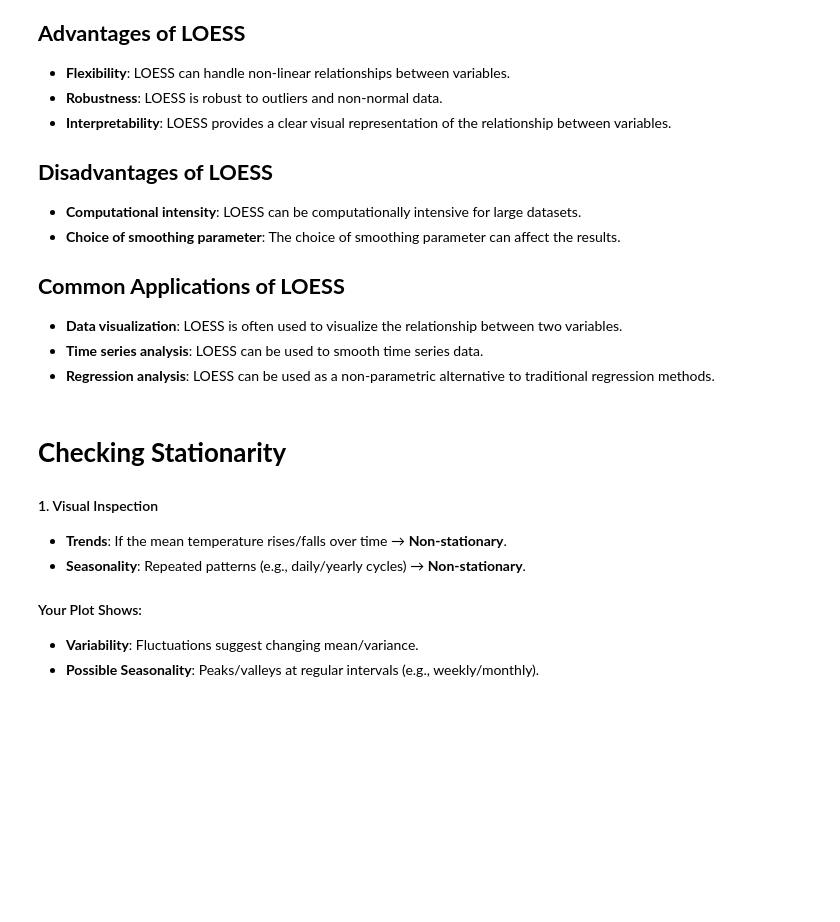
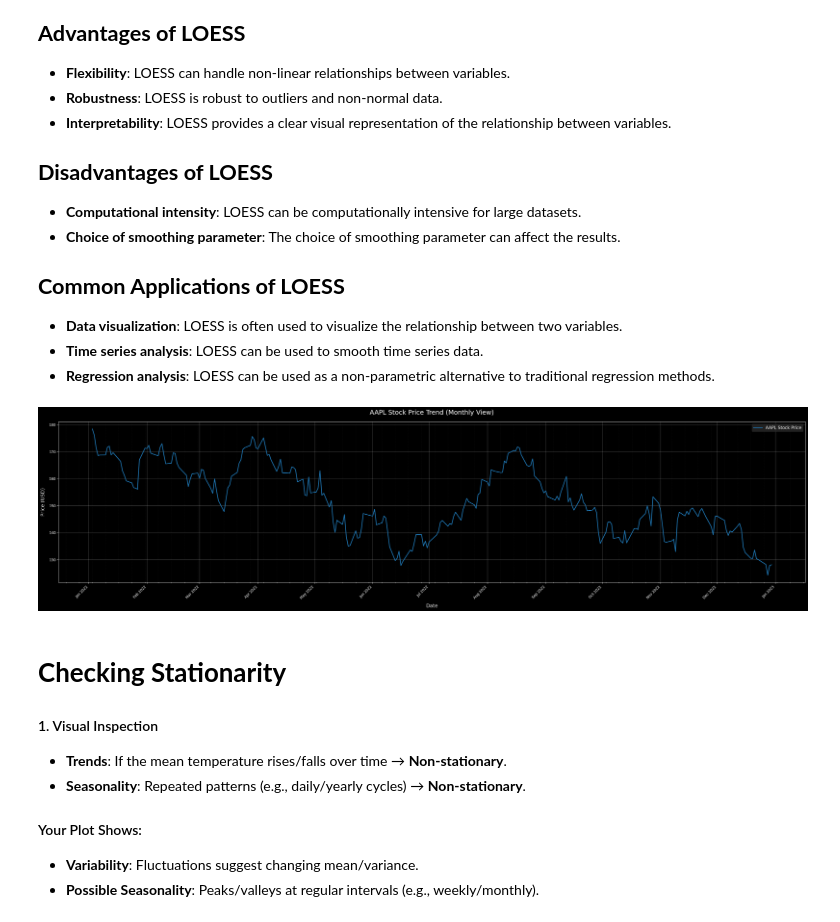
Before and after one commit to SumanGouda/Time-Series-Analysis, a Jupyter notebook: intro_time_series_data.ipynb, the cells around one changed output. Saved outputs shown, nothing was run; the diff lists cells and outputs as text; code cells hidden in the pictures; blank space fills up the shorter version.

```diff
--- a/intro_time_series_data.ipynb
+++ b/intro_time_series_data.ipynb
@@ -694,23 +692,69 @@ LOESS works by fitting a weighted least squares regression line to the data in a
 # %%
 # Example code
 from statsmodels.tsa.seasonal import STL
 
 # Example usage:
 stl = STL(stock_data['Close'], period=12)
 result = stl.fit()
 seasonal = result.seasonal
 trend = result.trend
 observed = result.observed
 residual = result.resid
 
+import matplotlib.pyplot as plt
+import matplotlib.dates as mdates
+from matplotlib.ticker import MultipleLocator
+
+plt.style.use('dark_background')
+
+# Create figure with wider aspect ratio
+fig, ax = plt.subplots(figsize=(30, 8))  # Wider than before (30 width)
+
+# Plot the data
+ax.plot(stock_data.index, observed,
+        label='AAPL Stock Price',
+        color='#1f77b4',
+        linewidth=2)
+
+# Configure x-axis to show all months
+ax.xaxis.set_major_locator(mdates.MonthLocator())  # Major ticks every month
+ax.xaxis.set_major_formatter(mdates.DateFormatter('%b %Y'))  # Format as "Jan 2023"
+
+# Add minor ticks for finer grid
+ax.xaxis.set_minor_locator(mdates.WeekdayLocator(byweekday=mdates.MO))  # Minor ticks weekly
+
+# Customize grid
+ax.grid(which='major', linestyle='-', linewidth=0.5, alpha=0.5)
+ax.grid(which='minor', linestyle=':', linewidth=0.3, alpha=0.3)
+
+# Style enhancements
+ax.set_title('AAPL Stock Price Trend (Monthly View)',
+            fontsize=18, pad=20, color='white')
+ax.set_xlabel('Date', fontsize=14, labelpad=10, color='lightgray')
+ax.set_ylabel('Price (USD)', fontsize=14, labelpad=10, color='lightgray')
+
+# Rotate x-axis labels for readability
+plt.xticks(rotation=45, ha='right')  # 45 degree rotation with right alignment
+
+# Legend with dark theme matching
+legend = ax.legend(facecolor='#2a2a2a', edgecolor='none',
+                  fontsize=12, framealpha=0.8)
+plt.setp(legend.get_texts(), color='white')
+
+# Adjust layout to prevent label cutoff
+plt.tight_layout()
+plt.show()
+
 # Plot decomposition components
 fig = make_subplots(rows=3, cols=1, subplot_titles=("Seasonal", "Trend", "Residual"))
 fig.add_trace(go.Scatter(x=stock_data.index, y=seasonal, mode='lines', name='Seasonal'), row=3, col=1)
 fig.add_trace(go.Scatter(x=stock_data.index, y=trend, mode='lines', name='Trend'), row=2, col=1)
 #fig.add_trace(go.Scatter(x=stock_data.index, y=observed, mode='lines', name='Actual Data'), row=1, col=1)
 fig.add_trace(go.Scatter(x=stock_data.index, y=residual, mode='lines', name='Residual'), row=1, col=1)
-fig.update_layout(template="plotly_dark", showlegend=False)
+fig.update_layout(template="plotly_dark", showlegend=False, height=800, width=1600 )
 fig.show()
+# %% [output]
+[figure, added]
 # %% [markdown]
 **Checking Stationarity**
 =========================
```
Also changed, not shown: parts of 1 cell of this notebook, 2 other files.
